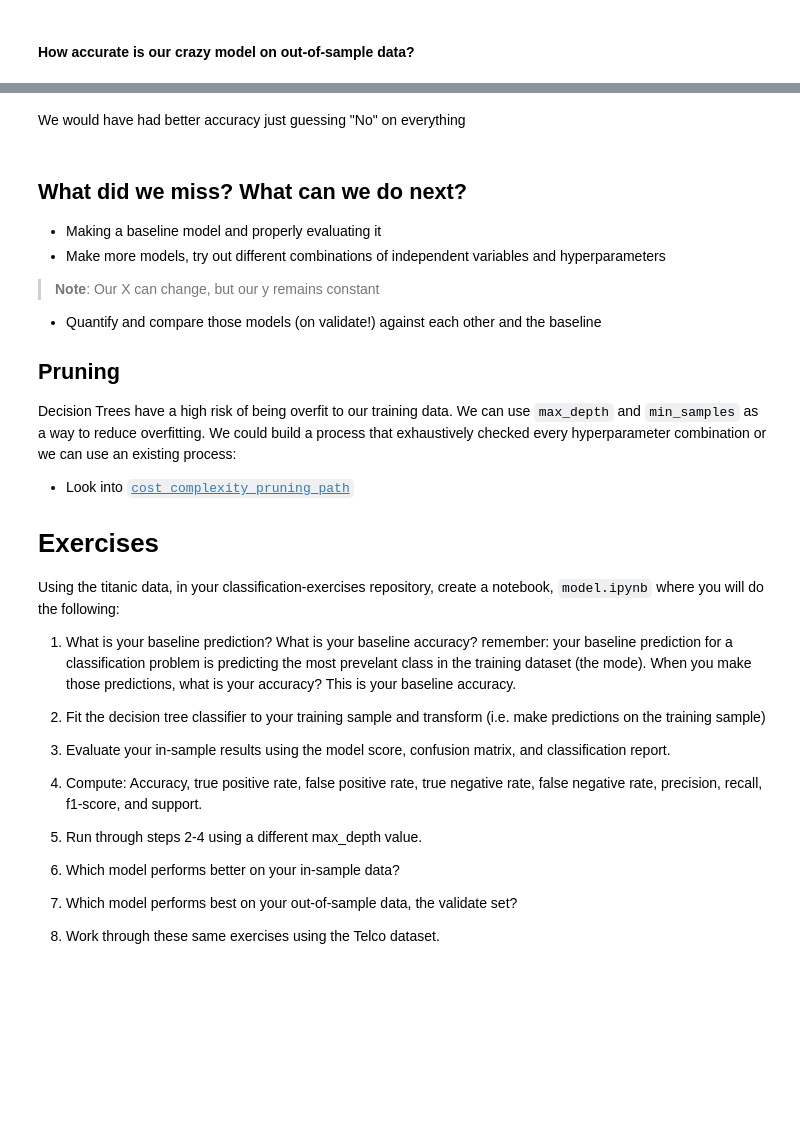
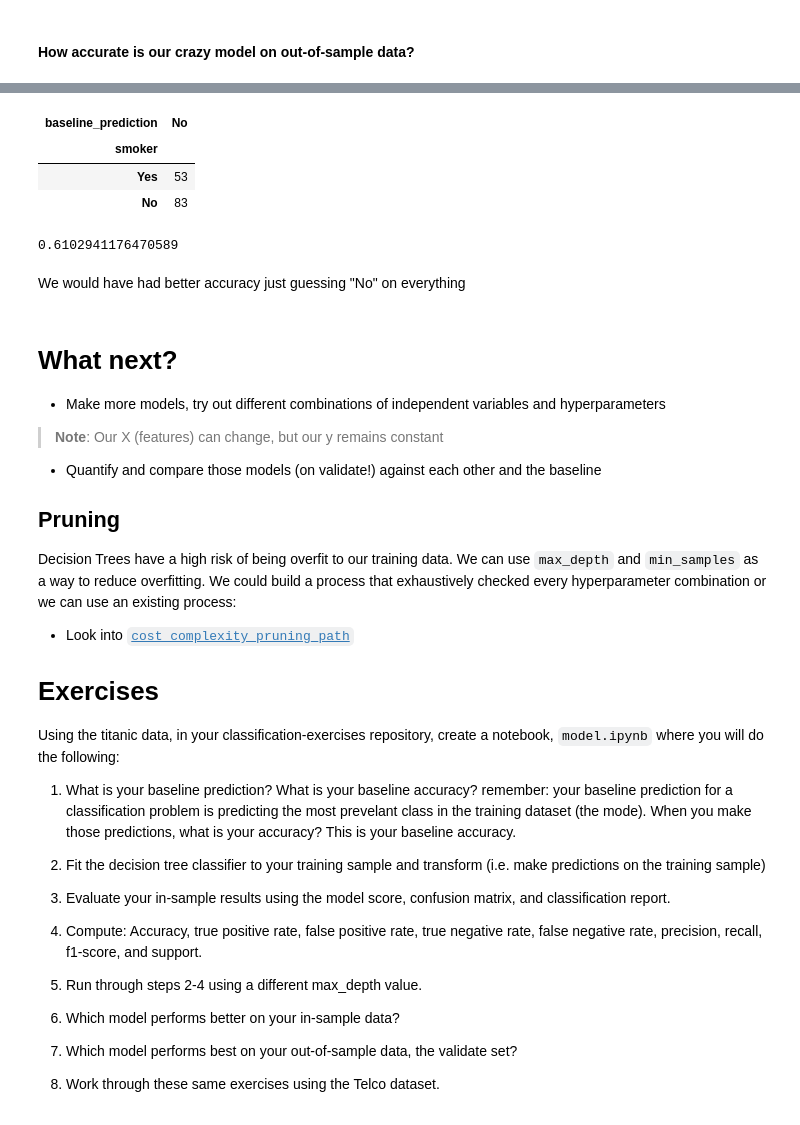
Before and after one commit to CodeupClassroom/mirzakhani-classification-exercises, a Jupyter notebook: decision_trees_lesson.ipynb, the cells around one changed output, grey strips where cells are left out. Cells and saved outputs as stored; diff of their text form; code cells hidden in the pictures; blank space fills up the shorter version.

```diff
--- a/decision_trees_lesson.ipynb
+++ b/decision_trees_lesson.ipynb
@@ -113,0 +269,3 @@ y_validate.value_counts(normalize=True)
+# %%
+X_train['baseline_prediction'] = 'No'
+X_train
@@ -114,11 +291,24 @@ y_validate.value_counts(normalize=True)
+# %%
+actual = y_train
+predictions = X_train.baseline_prediction
+# %%
+pd.crosstab(actual, predictions)
+# %% [output]
+| baseline_prediction | No |
+| smoker |  |
+| Yes | 53 |
+| No | 83 |
+# %%
+83/(83+53)
+# %% [output]
+0.6102941176470589
 # %% [markdown]
 We would have had better accuracy just guessing "No" on everything
 # %% [markdown]
-## What did we miss? What can we do next?
+# What next?
 
-- Making a baseline model and properly evaluating it
 - Make more models, try out different combinations of independent variables and hyperparameters
-> **Note**: Our X can change, but our y remains constant
+> **Note**: Our X (features) can change, but our y remains constant
 - Quantify and compare those models (on validate!) against each other and the baseline
 
 ## Pruning
```
Also changed, not shown: parts of 26 cells of this notebook.
